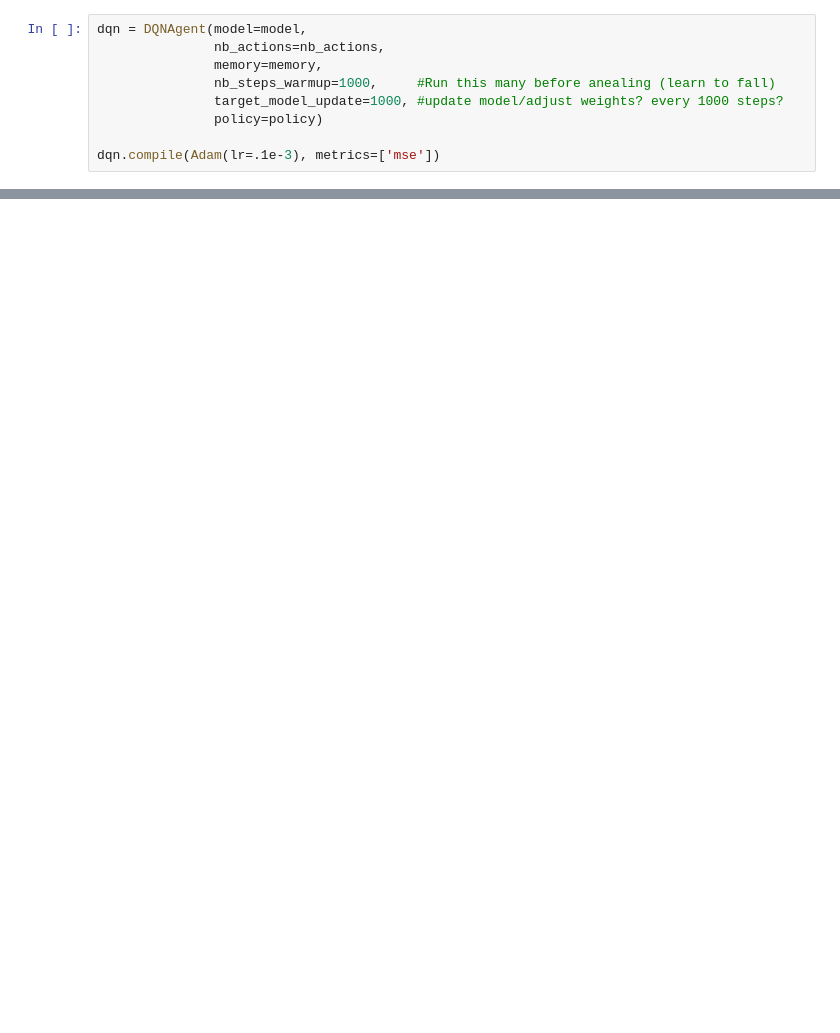
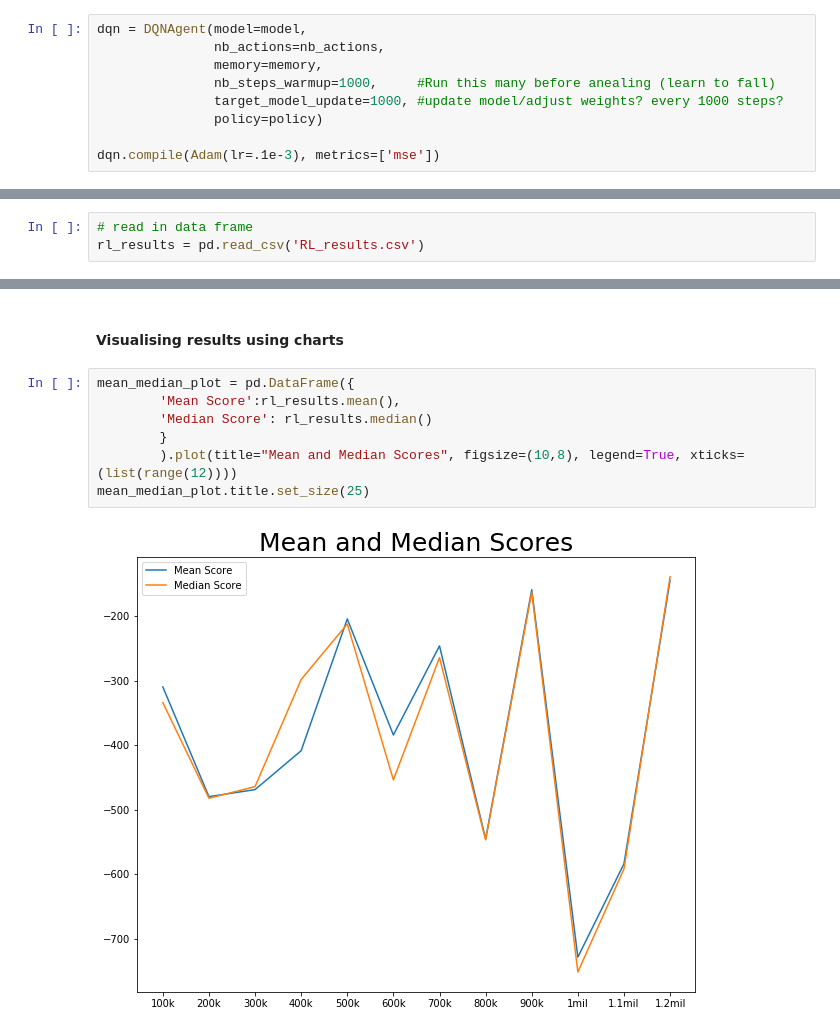
Before and after one commit to cojowy/lunar_lander, a Jupyter notebook: Task3.ipynb, the cells around one changed output, grey strips where cells are left out. Drawn from its saved outputs; the diff is of its cells as text; blank space fills up the shorter version.

```diff
--- a/Task3.ipynb
+++ b/Task3.ipynb
@@ -85,0 +114,3 @@ Episode 200: reward: -269.991, steps: 495
+# %%
+# read in data frame
+rl_results = pd.read_csv('RL_results.csv')
@@ -85,0 +140,11 @@ Episode 200: reward: -269.991, steps: 495
+# %% [markdown]
+#### Visualising results using charts
+# %%
+mean_median_plot = pd.DataFrame({
+        'Mean Score':rl_results.mean(),
+        'Median Score': rl_results.median()
+        }
+        ).plot(title="Mean and Median Scores", figsize=(10,8), legend=True, xticks=(list(range(12))))
+mean_median_plot.title.set_size(25)
+# %% [output]
+[figure, added]
```
Also changed, not shown: parts of 27 cells of this notebook, 3 other files.
